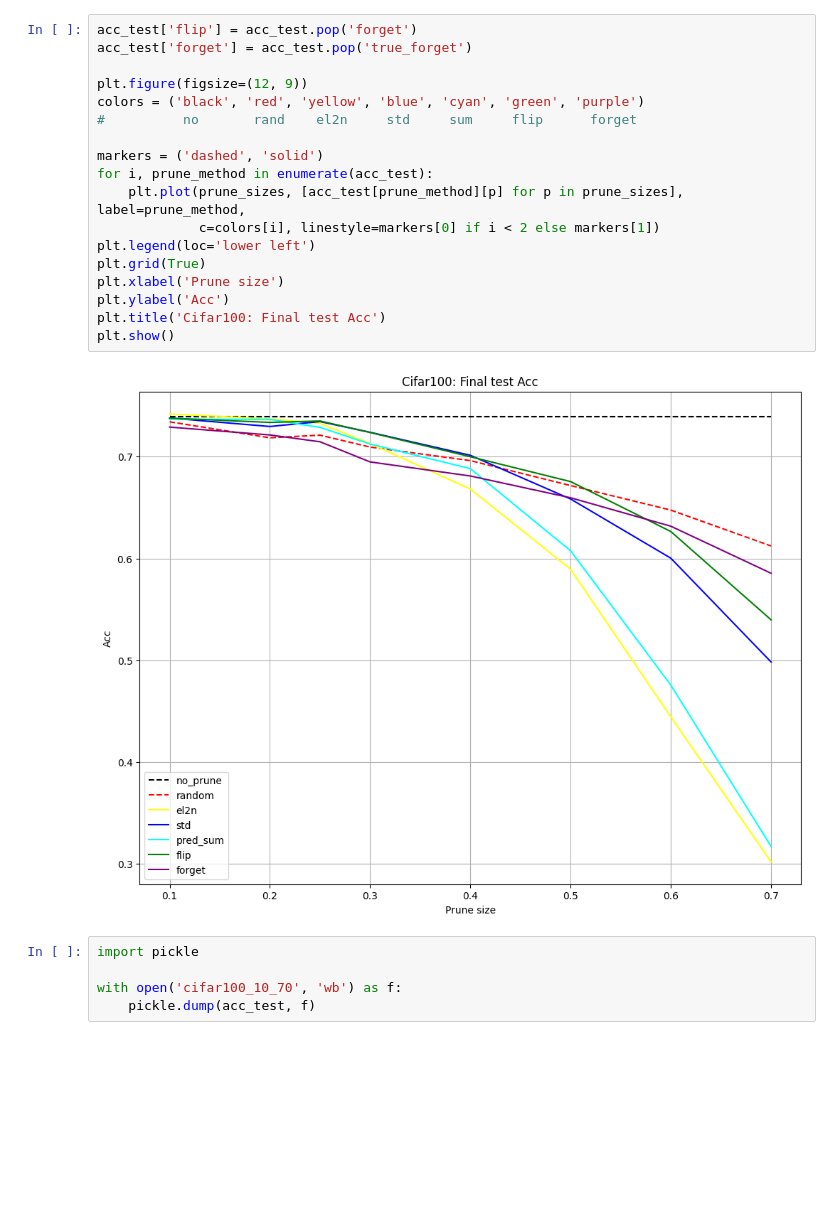
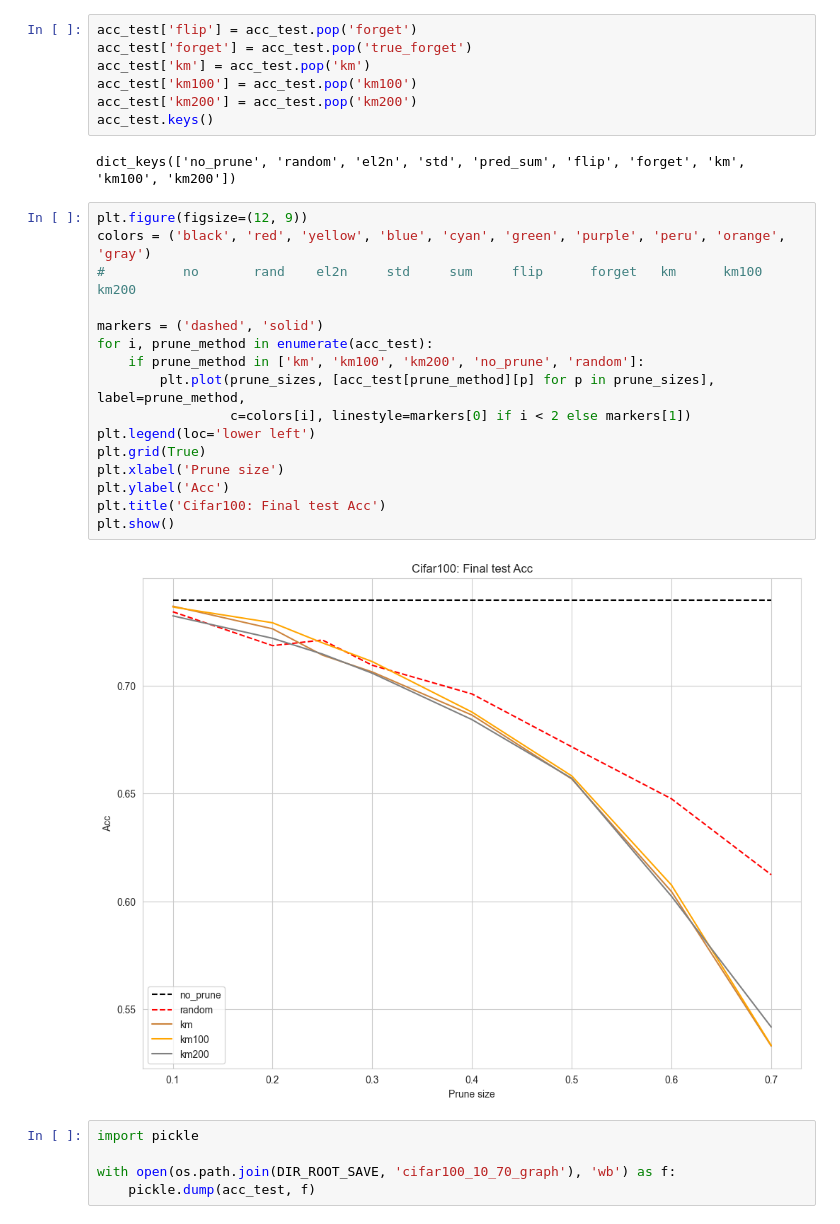
Before and after one commit to bezalelc/Data-pruning, a Jupyter notebook: code/prune_10_70_p_cifar100.ipynb, the cells around one changed output. Saved outputs shown, nothing was run; the diff lists cells and outputs as text; blank space fills up the shorter version.

```diff
--- a/code/prune_10_70_p_cifar100.ipynb
+++ b/code/prune_10_70_p_cifar100.ipynb
@@ -139,25 +141,32 @@ Adjusting learning rate of group 0 to 1.0000e-03.
+# %%
+acc_test['flip'] = acc_test.pop('forget')
+acc_test['forget'] = acc_test.pop('true_forget')
+acc_test['km'] = acc_test.pop('km')
+acc_test['km100'] = acc_test.pop('km100')
+acc_test['km200'] = acc_test.pop('km200')
+acc_test.keys()
+# %% [output]
+dict_keys(['no_prune', 'random', 'el2n', 'std', 'pred_sum', 'flip', 'forget', 'km', 'km100', 'km200'])
 # %%
-acc_test['flip'] = acc_test.pop('forget')
-acc_test['forget'] = acc_test.pop('true_forget')
-
 plt.figure(figsize=(12, 9))
-colors = ('black', 'red', 'yellow', 'blue', 'cyan', 'green', 'purple')
-#          no       rand    el2n     std     sum     flip      forget
+colors = ('black', 'red', 'yellow', 'blue', 'cyan', 'green', 'purple', 'peru', 'orange', 'gray')
+#          no       rand    el2n     std     sum     flip      forget   km      km100    km200
 
 markers = ('dashed', 'solid')
 for i, prune_method in enumerate(acc_test):
-    plt.plot(prune_sizes, [acc_test[prune_method][p] for p in prune_sizes], label=prune_method,
-             c=colors[i], linestyle=markers[0] if i < 2 else markers[1])
+    if prune_method in ['km', 'km100', 'km200', 'no_prune', 'random']:
+        plt.plot(prune_sizes, [acc_test[prune_method][p] for p in prune_sizes], label=prune_method,
+                 c=colors[i], linestyle=markers[0] if i < 2 else markers[1])
 plt.legend(loc='lower left')
 plt.grid(True)
 plt.xlabel('Prune size')
 plt.ylabel('Acc')
 plt.title('Cifar100: Final test Acc')
 plt.show()
 # %% [output]
-[figure, old version]
+[figure, new version]
 # %%
 import pickle
 
-with open('cifar100_10_70', 'wb') as f:
+with open(os.path.join(DIR_ROOT_SAVE, 'cifar100_10_70_graph'), 'wb') as f:
     pickle.dump(acc_test, f)
```
Also changed, not shown: parts of 5 cells of this notebook, 13 other files.
